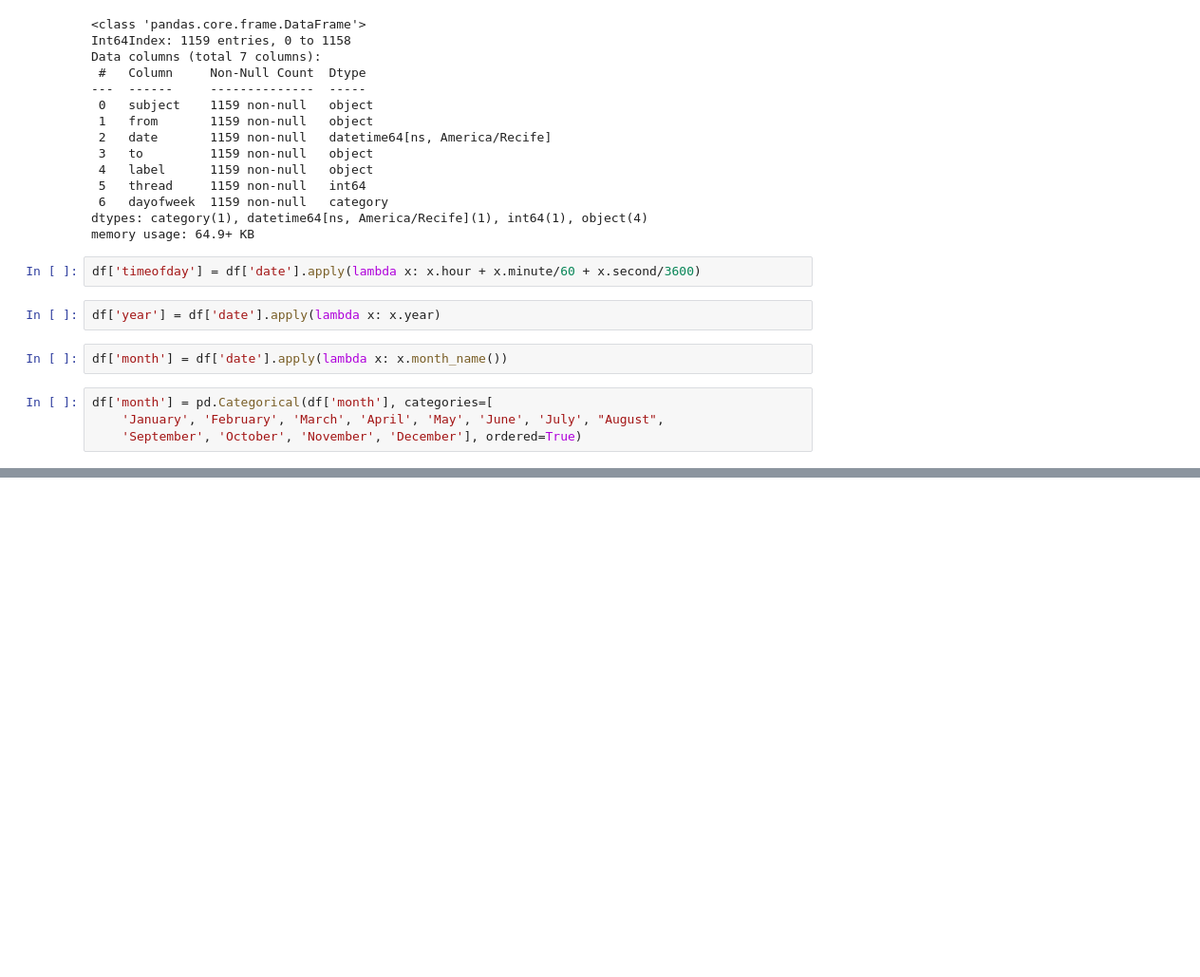
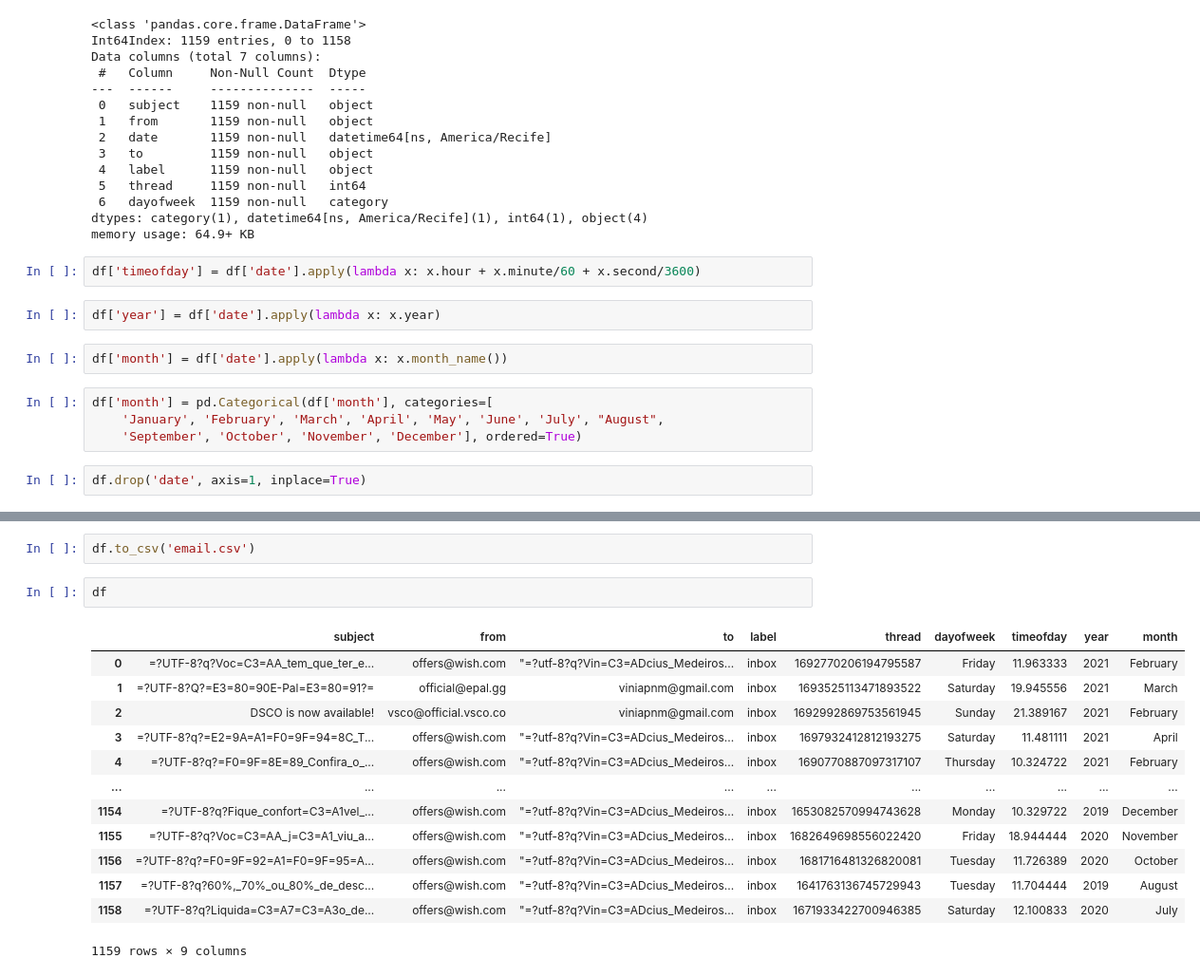
Before and after one commit to ViniciusMedeiros96/Statistic, a Jupyter notebook: Projeto/Projeto 2/MeuPreProcess.ipynb, the cells around one changed output, grey strips where cells are left out. Shown at 95% size. Cells and saved outputs as stored; diff of their text form; blank space fills up the shorter version.

```diff
--- a/Projeto/Projeto 2/MeuPreProcess.ipynb
+++ b/Projeto/Projeto 2/MeuPreProcess.ipynb
@@ -218,3 +218,5 @@ df['month'] = df['date'].apply(lambda x: x.month_name())
 df['month'] = pd.Categorical(df['month'], categories=[
     'January', 'February', 'March', 'April', 'May', 'June', 'July', "August",
     'September', 'October', 'November', 'December'], ordered=True)
+# %%
+df.drop('date', axis=1, inplace=True)
@@ -220,0 +242,18 @@ df['month'] = pd.Categorical(df['month'], categories=[
+# %%
+df.to_csv('email.csv')
+# %%
+df
+# %% [output]
+|  | subject | from | to | label | thread | dayofweek | timeofday | year | month |
+| 0 | =?UTF-8?q?Voc=C3=AA_tem_que_ter_e... | offers@wish.com | "=?utf-8?q?Vin=C3=ADcius_Medeiros... | inbox | 1692770206194795587 | Friday | 11.963333 | 2021 | February |
+| 1 | =?UTF-8?Q?=E3=80=90E-Pal=E3=80=91?= | official@epal.gg | viniapnm@gmail.com | inbox | 1693525113471893522 | Saturday | 19.945556 | 2021 | March |
+| 2 | DSCO is now available! | vsco@official.vsco.co | viniapnm@gmail.com | inbox | 1692992869753561945 | Sunday | 21.389167 | 2021 | February |
+| 3 | =?UTF-8?q?=E2=9A=A1=F0=9F=94=8C_T... | offers@wish.com | "=?utf-8?q?Vin=C3=ADcius_Medeiros... | inbox | 1697932412812193275 | Saturday | 11.481111 | 2021 | April |
+| 4 | =?UTF-8?q?=F0=9F=8E=89_Confira_o_... | offers@wish.com | "=?utf-8?q?Vin=C3=ADcius_Medeiros... | inbox | 1690770887097317107 | Thursday | 10.324722 | 2021 | February |
+| ... | ... | ... | ... | ... | ... | ... | ... | ... | ... |
+| 1154 | =?UTF-8?q?Fique_confort=C3=A1vel_... | offers@wish.com | "=?utf-8?q?Vin=C3=ADcius_Medeiros... | inbox | 1653082570994743628 | Monday | 10.329722 | 2019 | December |
+| 1155 | =?UTF-8?q?Voc=C3=AA_j=C3=A1_viu_a... | offers@wish.com | "=?utf-8?q?Vin=C3=ADcius_Medeiros... | inbox | 1682649698556022420 | Friday | 18.944444 | 2020 | November |
+| 1156 | =?UTF-8?q?=F0=9F=92=A1=F0=9F=95=A... | offers@wish.com | "=?utf-8?q?Vin=C3=ADcius_Medeiros... | inbox | 1681716481326820081 | Tuesday | 11.726389 | 2020 | October |
+| 1157 | =?UTF-8?q?60%,_70%_ou_80%_de_desc... | offers@wish.com | "=?utf-8?q?Vin=C3=ADcius_Medeiros... | inbox | 1641763136745729943 | Tuesday | 11.704444 | 2019 | August |
+| 1158 | =?UTF-8?q?Liquida=C3=A7=C3=A3o_de... | offers@wish.com | "=?utf-8?q?Vin=C3=ADcius_Medeiros... | inbox | 1671933422700946385 | Saturday | 12.100833 | 2020 | July |
+1159 rows × 9 columns
```
Also changed, not shown: parts of 1 cell of this notebook, 5 other files.
